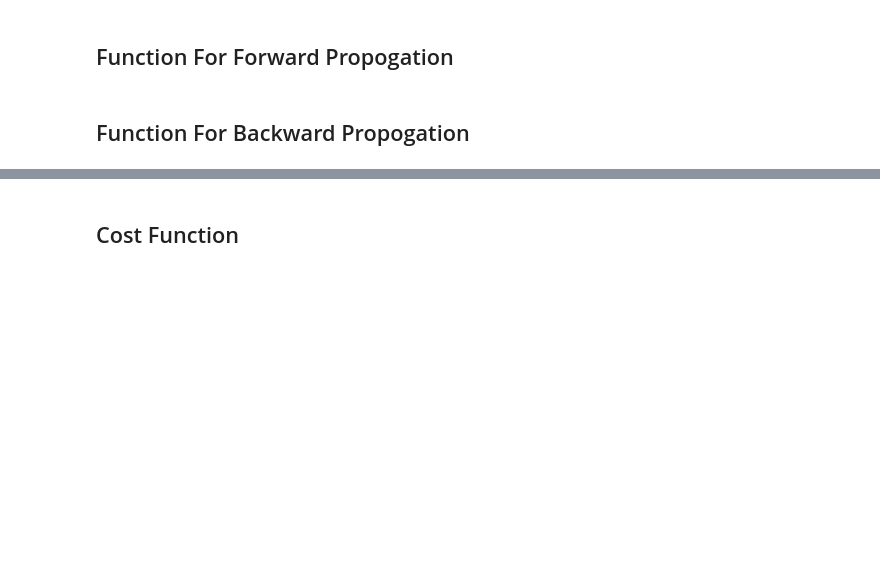
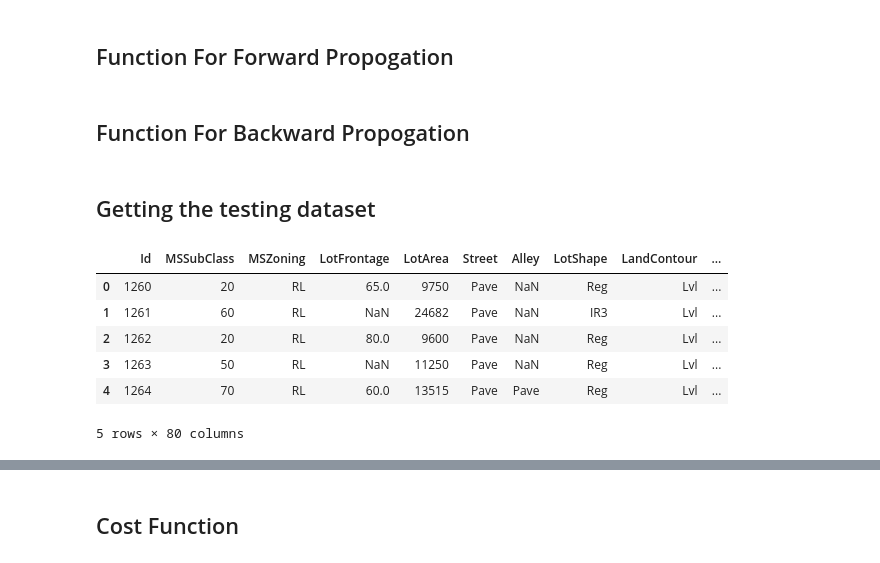
Before and after one commit to AshharShah/Deep_Learning_Assignments, a Jupyter notebook: Assignment1/Task2/CS416_Assignment1_2020478_Task2.ipynb, the cells around one changed output, grey strips where cells are left out. Cells and saved outputs as stored; diff of their text form; code cells hidden in the pictures; blank space fills up the shorter version.

```diff
--- a/Assignment1/Task2/CS416_Assignment1_2020478_Task2.ipynb
+++ b/Assignment1/Task2/CS416_Assignment1_2020478_Task2.ipynb
@@ -134,3 +134,18 @@ def back_prop(w, y, y_hat, X, alpha):
   w[4] = w[4] + (dldw[4] * alpha)/n
 
   return w
+# %% [markdown]
+## Getting the testing dataset
+# %%
+test_dataset = './test.csv'
+test_df = pd.read_csv(test_dataset)
+# %%
+test_df.head(5)
+# %% [output]
+|  | Id | MSSubClass | MSZoning | LotFrontage | LotArea | Street | Alley | LotShape | LandContour | ... |
+| 0 | 1260 | 20 | RL | 65.0 | 9750 | Pave | NaN | Reg | Lvl | ... |
+| 1 | 1261 | 60 | RL | NaN | 24682 | Pave | NaN | IR3 | Lvl | ... |
+| 2 | 1262 | 20 | RL | 80.0 | 9600 | Pave | NaN | Reg | Lvl | ... |
+| 3 | 1263 | 50 | RL | NaN | 11250 | Pave | NaN | Reg | Lvl | ... |
+| 4 | 1264 | 70 | RL | 60.0 | 13515 | Pave | Pave | Reg | Lvl | ... |
+5 rows × 80 columns
```
Also changed, not shown: parts of 33 cells of this notebook, 2 other files.
